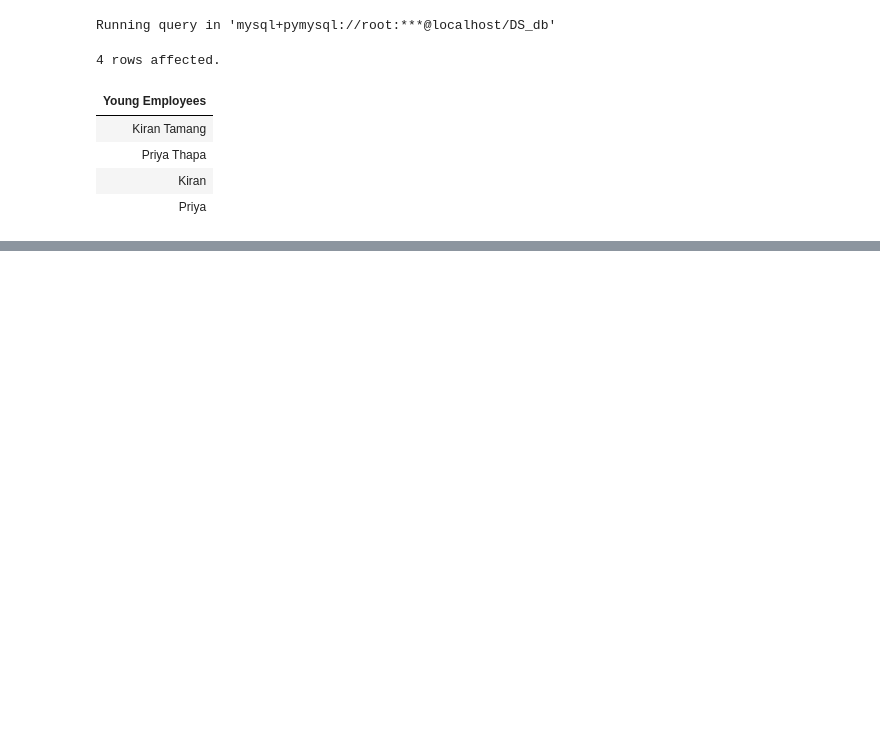
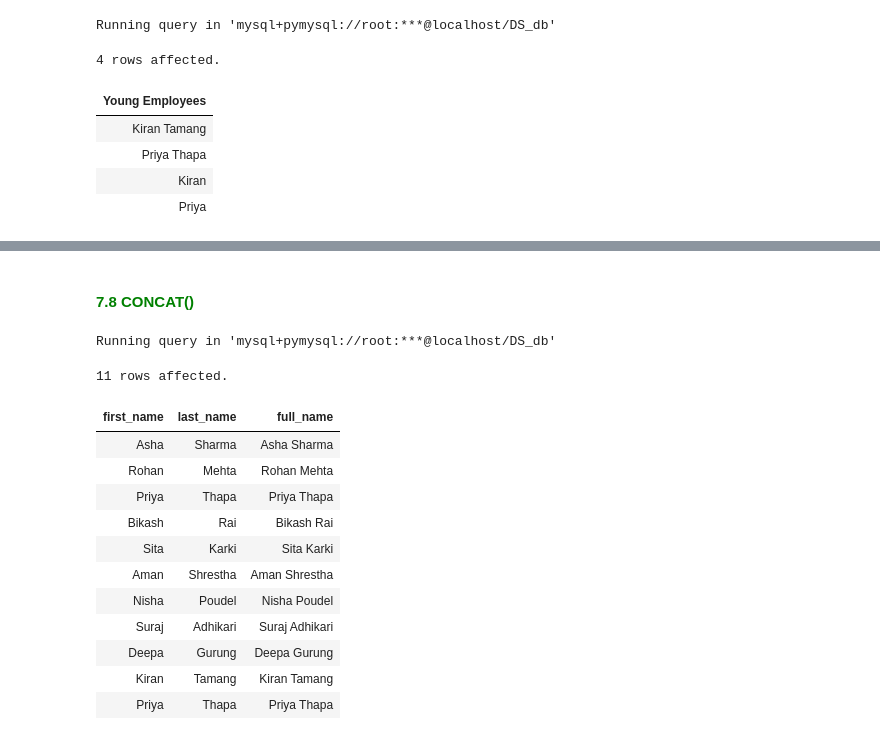
Before and after one commit to Kartika-Nidhi/SQLNotes, a Jupyter notebook: SQLNotes.ipynb, the cells around one changed output, grey strips where cells are left out. Saved outputs shown, nothing was run; the diff lists cells and outputs as text; code cells hidden in the pictures; blank space fills up the shorter version.

```diff
--- a/SQLNotes.ipynb
+++ b/SQLNotes.ipynb
@@ -898,0 +1133,22 @@ Running query in 'mysql+pymysql://root:***@localhost/DS_db'
+# %% [markdown]
+<h4 style = "color:green">7.8 CONCAT()
+# %%
+%%sql
+
+SELECT first_name, last_name, CONCAT(first_name,' ', last_name) AS 'full_name'
+FROM employees_info;
+# %% [output]
+Running query in 'mysql+pymysql://root:***@localhost/DS_db'
+11 rows affected.
+| first_name | last_name | full_name |
+| Asha | Sharma | Asha Sharma |
+| Rohan | Mehta | Rohan Mehta |
+| Priya | Thapa | Priya Thapa |
+| Bikash | Rai | Bikash Rai |
+| Sita | Karki | Sita Karki |
+| Aman | Shrestha | Aman Shrestha |
+| Nisha | Poudel | Nisha Poudel |
+| Suraj | Adhikari | Suraj Adhikari |
+| Deepa | Gurung | Deepa Gurung |
+| Kiran | Tamang | Kiran Tamang |
+| Priya | Thapa | Priya Thapa |
```
Also changed, not shown: parts of 45 cells of this notebook.
